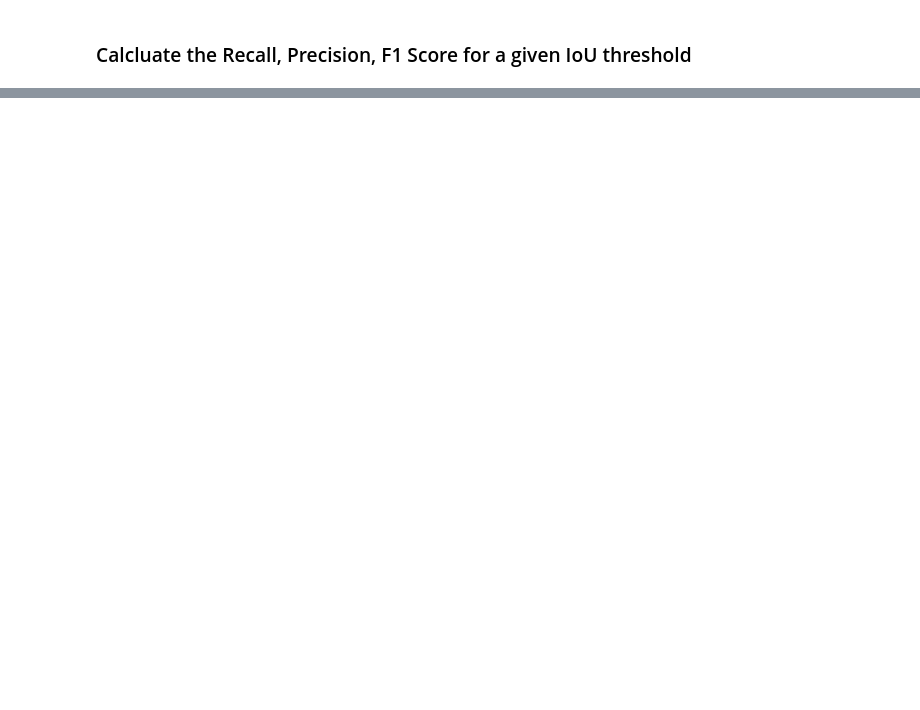
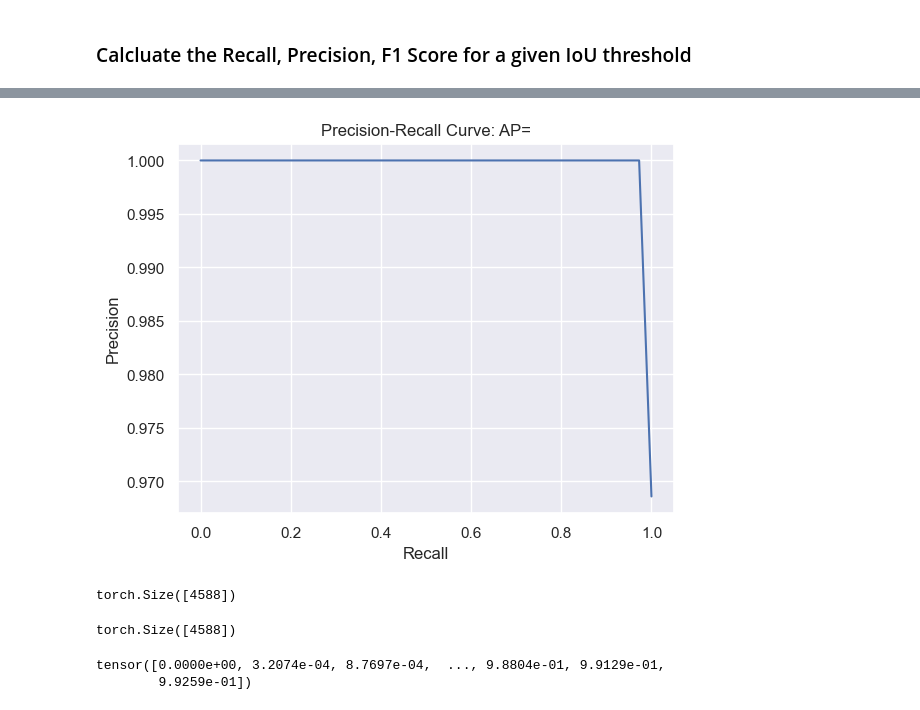
Before and after one commit to spinonoir/hlc-polyp-detection, a Jupyter notebook: FasterRCNN/FasterRCNN_evaluation.ipynb, the cells around one changed output, grey strips where cells are left out. Drawn from its saved outputs; the diff is of its cells as text; code cells hidden in the pictures; blank space fills up the shorter version.

```diff
--- a/FasterRCNN/FasterRCNN_evaluation.ipynb
+++ b/FasterRCNN/FasterRCNN_evaluation.ipynb
@@ -198,0 +285,46 @@ for threshold in [0.5, 0.6, 0.7, 0.8, 0.9]:
+# %%
+import torch
+import seaborn as sns
+import matplotlib.pyplot as plt
+import torchmetrics
+
+for iou in all_ious:
+    if len(iou) < 1:
+        iou.append(0)
+
+# define IoUs and labels
+IoUs = torch.tensor([iou for ious in all_ious for iou in ious], dtype=torch.float)
+labels = torch.tensor([label[0]['labels'][0] for label in all_labels], dtype=torch.int)
+
+# create precision-recall curve object
+pr_curve = torchmetrics.PrecisionRecallCurve(num_classes=1, pos_label=1, task='binary', thresholds=thresholds)
+pr_curve.attach()
+# update with IoUs and labels
+pr_curve.update(torch.tensor(IoUs), torch.tensor(labels))
+
+# retrieve precision, recall, thresholds
+precision, recall, thresholds = pr_curve.compute()
+# average_precision = pr_curve.compute()
+
+# plot precision-recall curve
+sns.set(style="darkgrid")
+sns.lineplot(x=recall, y=precision)
+plt.title('Precision-Recall Curve: AP=')#{0:0.2f}'.format(average_precision))
+plt.xlabel('Recall')
+plt.ylabel('Precision')
+plt.show()
+# %% [output]
+[figure, added]
+# %%
+precision.shape
+# %% [output]
+torch.Size([4588])
+# %%
+recall.shape
+# %% [output]
+torch.Size([4588])
+# %%
+thresholds
+# %% [output]
+tensor([0.0000e+00, 3.2074e-04, 8.7697e-04,  ..., 9.8804e-01, 9.9129e-01,
+        9.9259e-01])
```
Also changed, not shown: parts of 19 cells of this notebook, 3 other files.
